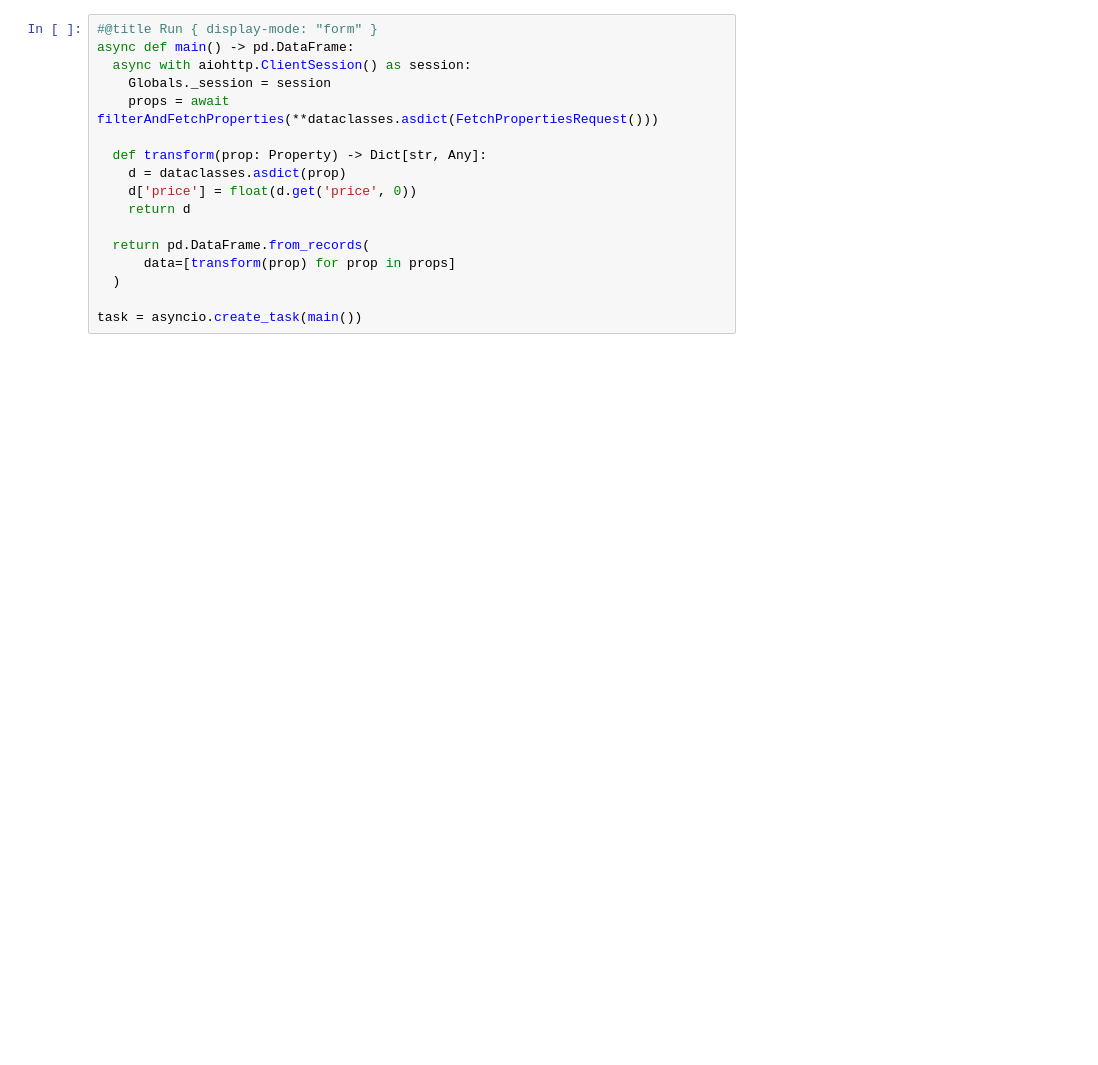
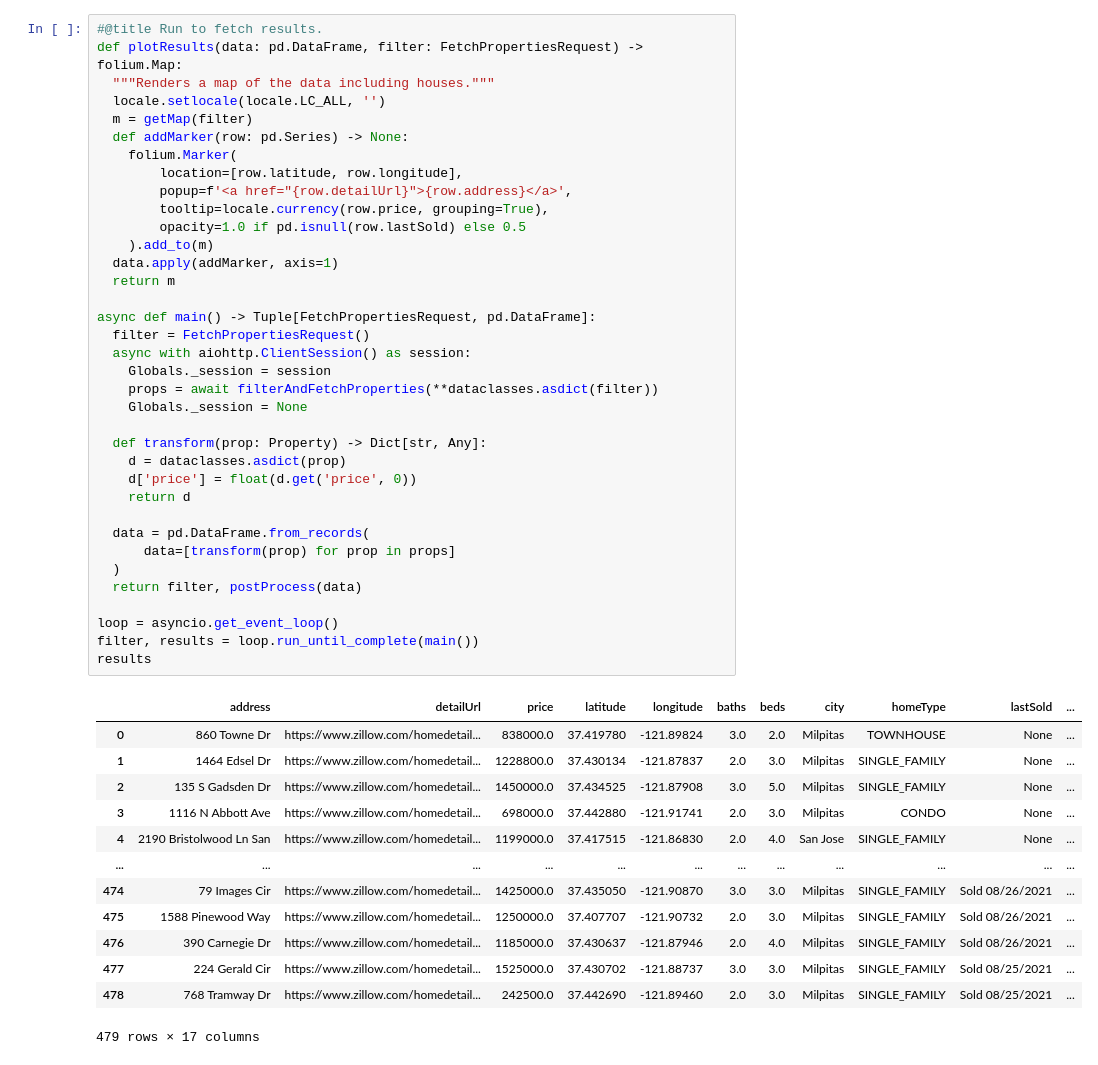
Before and after one commit to kandluis/premium-property-finder, a Jupyter notebook: notebooks/analysis.ipynb, the cells around one changed output. Saved outputs shown, nothing was run; the diff lists cells and outputs as text; blank space fills up the shorter version.

```diff
--- a/notebooks/analysis.ipynb
+++ b/notebooks/analysis.ipynb
@@ -403,17 +504,50 @@ class FetchPropertiesRequest:
 # %%
-#@title Run { display-mode: "form" }
-async def main() -> pd.DataFrame:
+#@title Run to fetch results.
+def plotResults(data: pd.DataFrame, filter: FetchPropertiesRequest) -> folium.Map:
+  """Renders a map of the data including houses."""
+  locale.setlocale(locale.LC_ALL, '')
+  m = getMap(filter)
+  def addMarker(row: pd.Series) -> None:
+    folium.Marker(
+        location=[row.latitude, row.longitude],
+        popup=f'<a href="{row.detailUrl}">{row.address}</a>',
+        tooltip=locale.currency(row.price, grouping=True),
+        opacity=1.0 if pd.isnull(row.lastSold) else 0.5
+    ).add_to(m)
+  data.apply(addMarker, axis=1)
+  return m
+
+async def main() -> Tuple[FetchPropertiesRequest, pd.DataFrame]:
+  filter = FetchPropertiesRequest()
   async with aiohttp.ClientSession() as session:
     Globals._session = session
-    props = await filterAndFetchProperties(**dataclasses.asdict(FetchPropertiesRequest()))
+    props = await filterAndFetchProperties(**dataclasses.asdict(filter))
+    Globals._session = None
 
   def transform(prop: Property) -> Dict[str, Any]:
     d = dataclasses.asdict(prop)
     d['price'] = float(d.get('price', 0))
     return d
 
-  return pd.DataFrame.from_records(
+  data = pd.DataFrame.from_records(
       data=[transform(prop) for prop in props]
   )
+  return filter, postProcess(data)
 
-task = asyncio.create_task(main())
+loop = asyncio.get_event_loop()
+filter, results = loop.run_until_complete(main())
+results
+# %% [output]
+|  | address | detailUrl | price | latitude | longitude | baths | beds | city | homeType | lastSold | ... |
+| 0 | 860 Towne Dr | https://www.zillow.com/homedetail... | 838000.0 | 37.419780 | -121.89824 | 3.0 | 2.0 | Milpitas | TOWNHOUSE | None | ... |
+| 1 | 1464 Edsel Dr | https://www.zillow.com/homedetail... | 1228800.0 | 37.430134 | -121.87837 | 2.0 | 3.0 | Milpitas | SINGLE_FAMILY | None | ... |
+| 2 | 135 S Gadsden Dr | https://www.zillow.com/homedetail... | 1450000.0 | 37.434525 | -121.87908 | 3.0 | 5.0 | Milpitas | SINGLE_FAMILY | None | ... |
+| 3 | 1116 N Abbott Ave | https://www.zillow.com/homedetail... | 698000.0 | 37.442880 | -121.91741 | 2.0 | 3.0 | Milpitas | CONDO | None | ... |
+| 4 | 2190 Bristolwood Ln San | https://www.zillow.com/homedetail... | 1199000.0 | 37.417515 | -121.86830 | 2.0 | 4.0 | San Jose | SINGLE_FAMILY | None | ... |
+| ... | ... | ... | ... | ... | ... | ... | ... | ... | ... | ... | ... |
+| 474 | 79 Images Cir | https://www.zillow.com/homedetail... | 1425000.0 | 37.435050 | -121.90870 | 3.0 | 3.0 | Milpitas | SINGLE_FAMILY | Sold 08/26/2021 | ... |
+| 475 | 1588 Pinewood Way | https://www.zillow.com/homedetail... | 1250000.0 | 37.407707 | -121.90732 | 2.0 | 3.0 | Milpitas | SINGLE_FAMILY | Sold 08/26/2021 | ... |
+| 476 | 390 Carnegie Dr | https://www.zillow.com/homedetail... | 1185000.0 | 37.430637 | -121.87946 | 2.0 | 4.0 | Milpitas | SINGLE_FAMILY | Sold 08/26/2021 | ... |
+| 477 | 224 Gerald Cir | https://www.zillow.com/homedetail... | 1525000.0 | 37.430702 | -121.88737 | 3.0 | 3.0 | Milpitas | SINGLE_FAMILY | Sold 08/25/2021 | ... |
+| 478 | 768 Tramway Dr | https://www.zillow.com/homedetail... | 242500.0 | 37.442690 | -121.89460 | 2.0 | 3.0 | Milpitas | SINGLE_FAMILY | Sold 08/25/2021 | ... |
+479 rows × 17 columns
```
Also changed, not shown: parts of 15 cells of this notebook.
